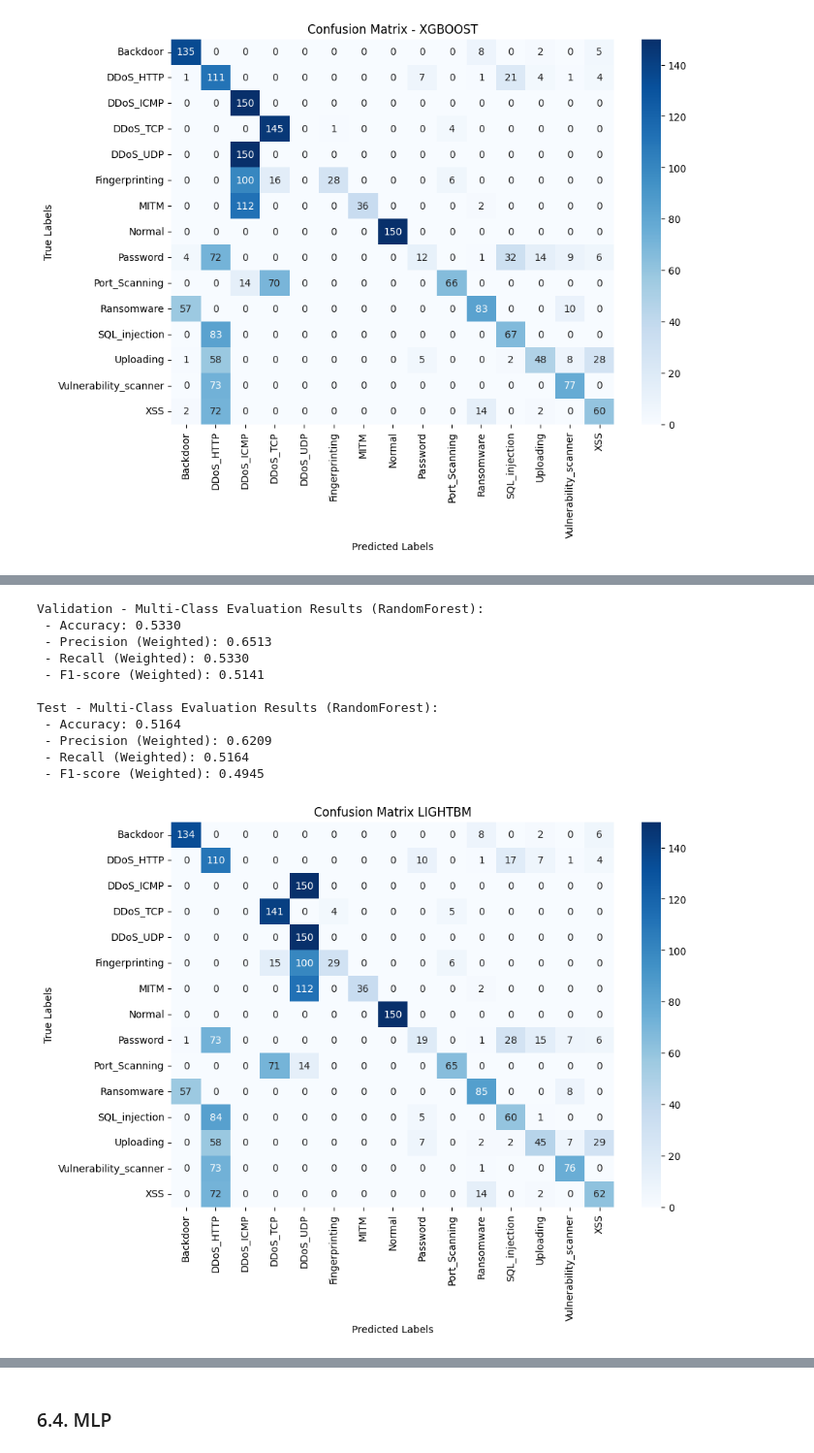
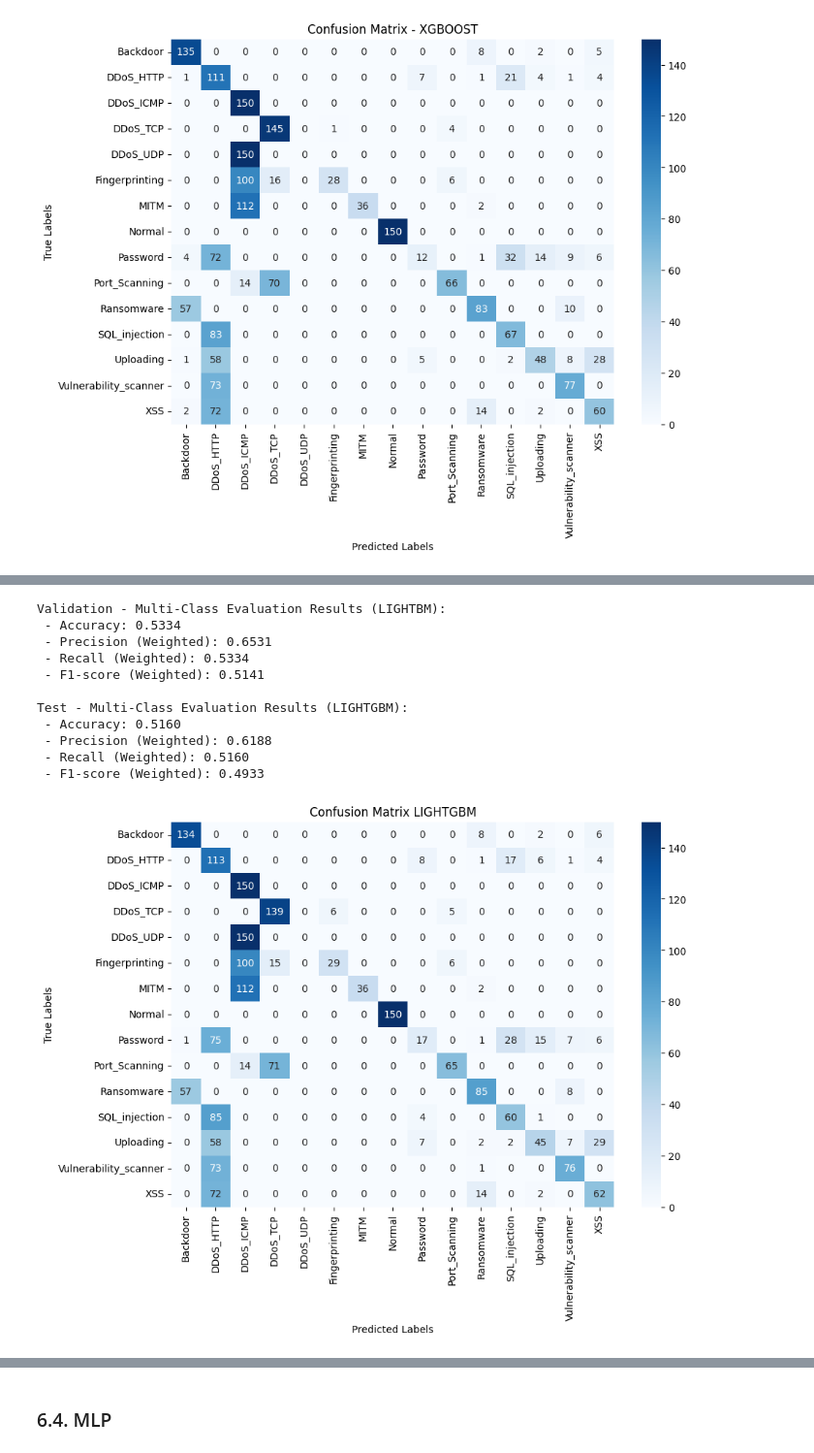
Before and after one commit to Jorge-Tejero-Fdez/ThreatLogLLM, a Jupyter notebook: ML-training/training/ml_multiclass_more_samples.ipynb, the cells around one changed output, grey strips where cells are left out. Shown at 97% size. Saved outputs shown, nothing was run; the diff lists cells and outputs as text; code cells hidden in the pictures.

Commit message:
inference and training with less and more samples

```diff
--- a/ML-training/ml_multiclass.ipynb
+++ b/ML-training/training/ml_multiclass_more_samples.ipynb
@@ -30,7 +33,7 @@ from sklearn.preprocessing import LabelEncoder, StandardScaler
 Load the EdgeIIoT dataset and filter it to retain the different class samples fotr the multiclass classification.
 # %%
 # Read dataset
-csv_path = "../data/DNN-EdgeIIoT-dataset.csv"
+csv_path = "../../data/dataset-csv/DNN-EdgeIIoT-dataset.csv"
 df = pd.read_csv(csv_path,low_memory=False)
 df.head()
 # %% [output]
@@ -389,15 +473,4 @@ plt.show()
 # %%
-# Train the model with the training set
-model = xgb.XGBClassifier(
-    n_estimators=100,  # Trees
-    max_depth=6,       # Depth
-    learning_rate=0.1,  # Learning rate
-    subsample=0.8,
-    colsample_bytree=0.8,
-    random_state=42,
-    eval_metric="mlogloss"
-)
-model.fit(X_train, y_train)
 
 # Evaluate model performance on the validation set
 y_val_pred = model.predict(X_val)
@@ -406,7 +479,7 @@ val_precision = precision_score(y_val, y_val_pred, average="weighted", zero_divi
 val_recall = recall_score(y_val, y_val_pred, average="weighted", zero_division=0)
 val_f1 = f1_score(y_val, y_val_pred, average="weighted", zero_division=0)
 
-print("Validation - Multi-Class Evaluation Results (RandomForest):")
+print("Validation - Multi-Class Evaluation Results (XGBOOST):")
 print(f" - Accuracy: {val_accuracy:.4f}")
 print(f" - Precision (Weighted): {val_precision:.4f}")
 print(f" - Recall (Weighted): {val_recall:.4f}")
@@ -419,7 +492,7 @@ test_precision = precision_score(y_test, y_pred_xg, average="weighted", zero_div
 test_recall = recall_score(y_test, y_pred_xg, average="weighted", zero_division=0)
 test_f1 = f1_score(y_test, y_pred_xg, average="weighted", zero_division=0)
 
-print("\nTest - Multi-Class Evaluation Results (RandomForest):")
+print("\nTest - Multi-Class Evaluation Results (XGBOOST):")
 print(f" - Accuracy: {test_accuracy:.4f}")
 print(f" - Precision (Weighted): {test_precision:.4f}")
 print(f" - Recall (Weighted): {test_recall:.4f}")
@@ -456,0 +535,16 @@ plt.show()
+# %%
+# Train the model with the training set
+model = lgb.LGBMClassifier(
+    n_estimators=300,
+    max_depth=-1,
+    learning_rate=0.05,
+    num_leaves=50,
+    min_child_samples=10,
+    subsample=0.7,
+    colsample_bytree=0.7,
+    class_weight="balanced",
+    random_state=42,
+    early_stopping_rounds=10,
+    verbose=1
+)
+model.fit(X_train, y_train, eval_set=[(X_val, y_val)])
@@ -457,19 +573,4 @@ plt.show()
 # %%
-# Train the model with the training set
-model = lgb.LGBMClassifier(
-    n_estimators=300,
-    max_depth=-1,
-    learning_rate=0.05,
-    num_leaves=50,
-    min_data_in_leaf=10,
-    subsample=0.7,
-    colsample_bytree=0.7,
-    class_weight="balanced",
-    random_state=42,
-    verbose=-1
-)
-model.fit(X_train, y_train)
-
 # Evaluate model performance on the validation set
 y_val_pred = model.predict(X_val)
 val_accuracy = accuracy_score(y_val, y_val_pred)
@@ -477,7 +578,7 @@ val_precision = precision_score(y_val, y_val_pred, average="weighted", zero_divi
 val_recall = recall_score(y_val, y_val_pred, average="weighted", zero_division=0)
 val_f1 = f1_score(y_val, y_val_pred, average="weighted", zero_division=0)
 
-print("Validation - Multi-Class Evaluation Results (RandomForest):")
+print("Validation - Multi-Class Evaluation Results (LIGHTBM):")
 print(f" - Accuracy: {val_accuracy:.4f}")
 print(f" - Precision (Weighted): {val_precision:.4f}")
 print(f" - Recall (Weighted): {val_recall:.4f}")
@@ -490,36 +591,36 @@ test_precision = precision_score(y_test, y_pred_lgbm, average="weighted", zero_d
 test_recall = recall_score(y_test, y_pred_lgbm, average="weighted", zero_division=0)
 test_f1 = f1_score(y_test, y_pred_lgbm, average="weighted", zero_division=0)
 
-print("\nTest - Multi-Class Evaluation Results (RandomForest):")
+print("\nTest - Multi-Class Evaluation Results (LIGHTGBM):")
 print(f" - Accuracy: {test_accuracy:.4f}")
 print(f" - Precision (Weighted): {test_precision:.4f}")
 print(f" - Recall (Weighted): {test_recall:.4f}")
 print(f" - F1-score (Weighted): {test_f1:.4f}")
 # %% [output]
-Validation - Multi-Class Evaluation Results (RandomForest):
- - Accuracy: 0.5330
- - Precision (Weighted): 0.6513
- - Recall (Weighted): 0.5330
+Validation - Multi-Class Evaluation Results (LIGHTBM):
+ - Accuracy: 0.5334
+ - Precision (Weighted): 0.6531
+ - Recall (Weighted): 0.5334
  - F1-score (Weighted): 0.5141
 
-Test - Multi-Class Evaluation Results (RandomForest):
- - Accuracy: 0.5164
- - Precision (Weighted): 0.6209
- - Recall (Weighted): 0.5164
- - F1-score (Weighted): 0.4945
+Test - Multi-Class Evaluation Results (LIGHTGBM):
+ - Accuracy: 0.5160
+ - Precision (Weighted): 0.6188
+ - Recall (Weighted): 0.5160
+ - F1-score (Weighted): 0.4933
 # %%
 # Compute confusion matrix
 cm = confusion_matrix(y_test, y_pred_lgbm)
 
 # Convert to DataFrame for better visualization
 cm_df = pd.DataFrame(cm, index=label_encoder.classes_, columns=label_encoder.classes_)
 
 # Plot confusion matrix
 plt.figure(figsize=(10, 7))
 sns.heatmap(cm_df, annot=True, fmt='d', cmap='Blues', xticklabels=label_encoder.classes_, yticklabels=label_encoder.classes_)
 plt.xlabel("Predicted Labels")
 plt.ylabel("True Labels")
-plt.title("Confusion Matrix LIGHTBM")
+plt.title("Confusion Matrix LIGHTGBM")
 plt.show()
 # %% [output]
-[figure, old version]
+[figure, new version]
```
Also changed, not shown: parts of 19 cells of this notebook, 4 other files.
